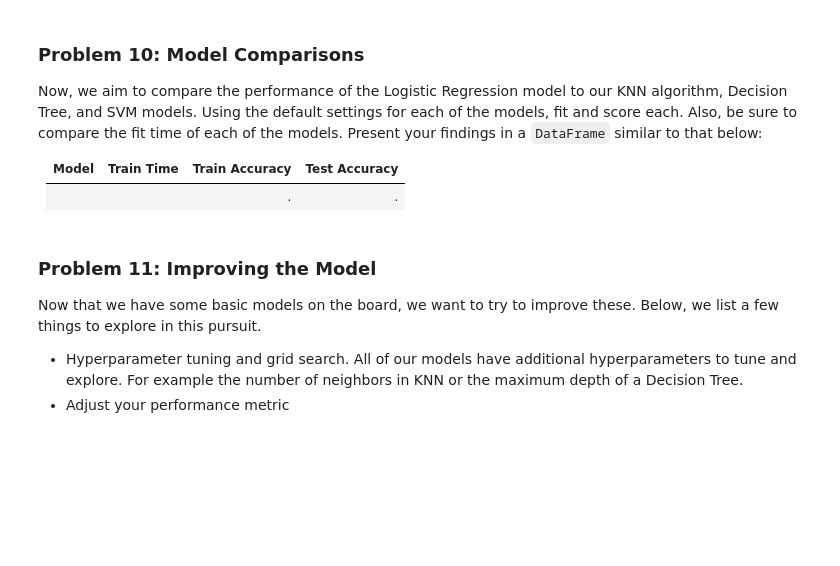
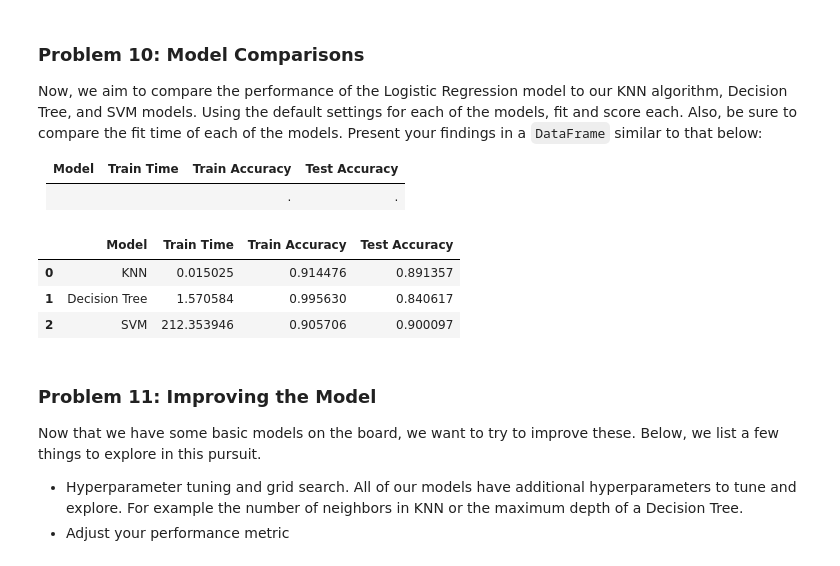
Before and after one commit to vegalopm/ml-assignment-mod17, a Jupyter notebook: prompt_III.ipynb, the cells around one changed output. Cells and saved outputs as stored; diff of their text form; code cells hidden in the pictures; blank space fills up the shorter version.

```diff
--- a/prompt_III.ipynb
+++ b/prompt_III.ipynb
@@ -80,7 +167,27 @@ Now that you understand your business objective, we will build a basic model to
+# %%
+# Separating the target column
+X = bank_campaings.drop(columns = ['y'])
+y = bank_campaings['y']
+
+le = LabelEncoder()
+y = le.fit_transform(y)
+
+categorical_columns = X.select_dtypes(include=['object']).columns.tolist()
+numerical_columns = X.select_dtypes(include=['int64', 'float64']).columns.tolist()
+
+preprocessor = ColumnTransformer(
+    transformers=[
+        ('num', StandardScaler(), numerical_columns),
+        ('cat', OneHotEncoder(drop='first'), categorical_columns)
+    ])
+
+X_transformed = preprocessor.fit_transform(X)
 # %% [markdown]
 ### Problem 6: Train/Test Split
 
 With your data prepared, split it into a train and test set.
+# %%
+X_train, X_test, y_train, y_test = train_test_split(X_transformed, y, test_size=0.2, random_state=21)
 # %% [markdown]
 ### Problem 7: A Baseline Model
 
@@ -101,6 +223,38 @@ Now, we aim to compare the performance of the Logistic Regression model to our K
 | Model | Train Time | Train Accuracy | Test Accuracy |
 | ----- | ---------- | -------------  | -----------   |
 |     |    |.     |.     |
+# %%
+models_default = {
+    'KNN': KNeighborsClassifier(),
+    'Decision Tree': DecisionTreeClassifier(),
+    'SVM': SVC()
+}
+
+results = []
+
+for model_name, model in models_default.items():
+    start_time = time.time()
+    model.fit(X_train, y_train)
+    end_time = time.time()
+    train_time = end_time - start_time
+
+    train_accuracy = model.score(X_train, y_train)
+    test_accuracy = model.score(X_test, y_test)
+
+    results.append({
+        'Model': model_name,
+        'Train Time': train_time,
+        'Train Accuracy': train_accuracy,
+        'Test Accuracy': test_accuracy
+    })
+
+results_df = pd.DataFrame(results)
+results_df
+# %% [output]
+|  | Model | Train Time | Train Accuracy | Test Accuracy |
+| 0 | KNN | 0.015025 | 0.914476 | 0.891357 |
+| 1 | Decision Tree | 1.570584 | 0.995630 | 0.840617 |
+| 2 | SVM | 212.353946 | 0.905706 | 0.900097 |
 # %% [markdown]
 ### Problem 11: Improving the Model
 
```
Also changed, not shown: parts of 13 cells of this notebook.
